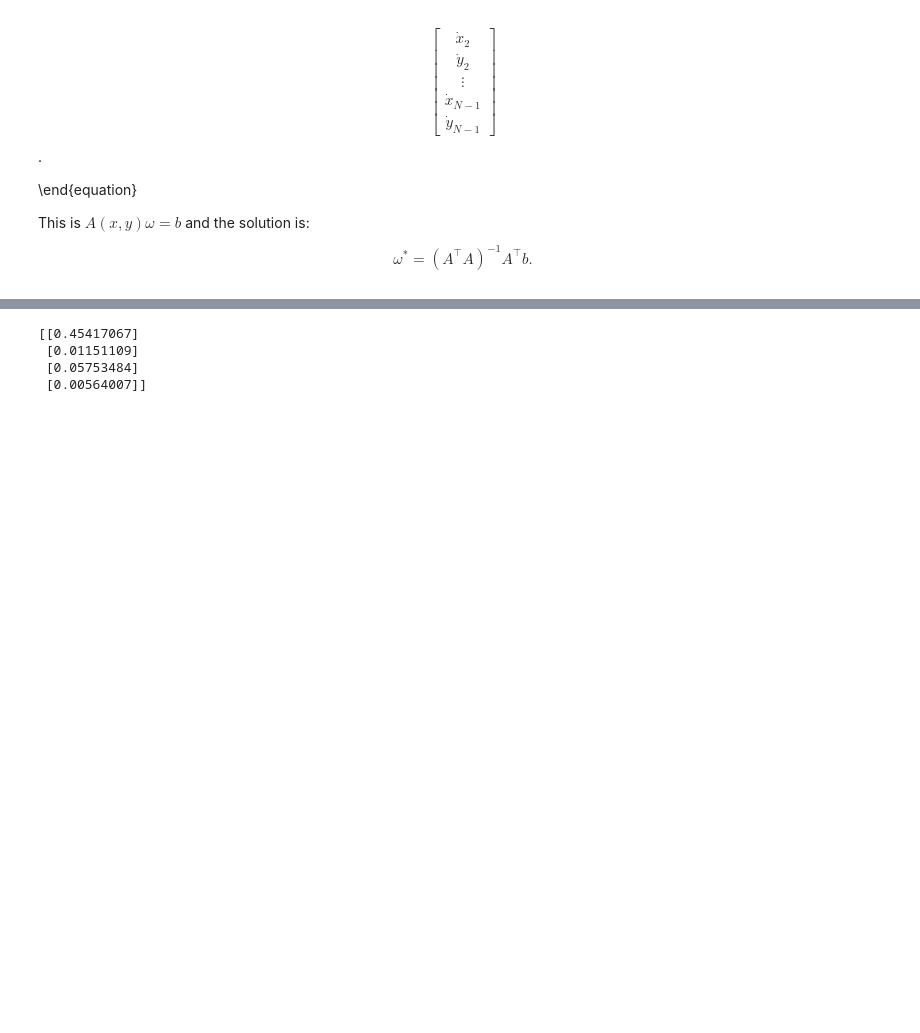
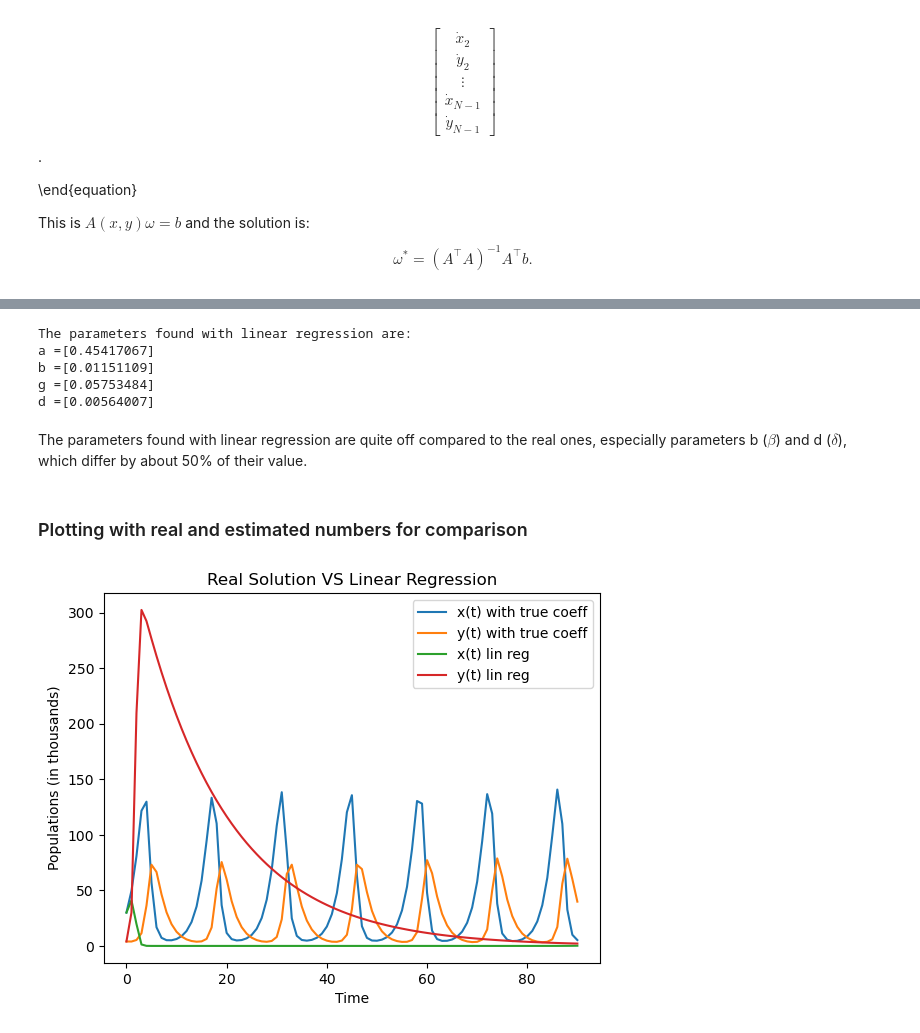
Before and after one commit to HannaKarwowska/Scientific-Machine-Learning-PSI-2026, a Jupyter notebook: Homework/My Homeworks 2/HW2_Hanna.ipynb, the cells around one changed output, grey strips where cells are left out. Saved outputs shown, nothing was run; the diff lists cells and outputs as text; code cells hidden in the pictures; blank space fills up the shorter version.

```diff
--- a/Homework/My Homeworks 2/HW2_Hanna.ipynb
+++ b/Homework/My Homeworks 2/HW2_Hanna.ipynb
@@ -271,9 +253,19 @@ for i in range(2*(len(dx_lin_reg))):
 
 A_transpose = A.T
 w_lin_reg = ( np.linalg.inv(A_transpose@A) @ A_transpose @ b_transpose )
-print(w_lin_reg)
+
+print('The parameters found with linear regression are:')
+print(f'a ={w_lin_reg[0]}')
+print(f'b ={w_lin_reg[1]}')
+print(f'g ={w_lin_reg[2]}')
+print(f'd ={w_lin_reg[3]}')
 # %% [output]
-[[0.45417067]
- [0.01151109]
- [0.05753484]
- [0.00564007]]
+The parameters found with linear regression are:
+a =[0.45417067]
+b =[0.01151109]
+g =[0.05753484]
+d =[0.00564007]
+# %% [markdown]
+The parameters found with linear regression are quite off compared to the real ones, especially parameters b ($\beta$) and d ($\delta$), which differ by about 50% of their value.
+# %% [markdown]
+### Plotting with real and estimated numbers for comparison
@@ -279,0 +315,17 @@ print(w_lin_reg)
+# %%
+# Plot
+fig, ax = plt.subplots()
+ax.plot(t_eval, x_data, label="x(t) with true coeff")
+ax.plot(t_eval, y_data, label="y(t) with true coeff")
+ax.plot(t_eval, x_data_lr, label="x(t) lin reg")
+ax.plot(t_eval, y_data_lr, label="y(t) lin reg")
+
+ax.set_title("Real Solution VS Linear Regression")
+ax.set_xlabel("Time")
+ax.set_ylabel("Populations (in thousands)")
+ax.legend()
+
+fig.savefig("Linear_regression.png")
+plt.show()
+# %% [output]
+[figure, added]
```
Also changed, not shown: parts of 3 cells of this notebook, 1 other file.
